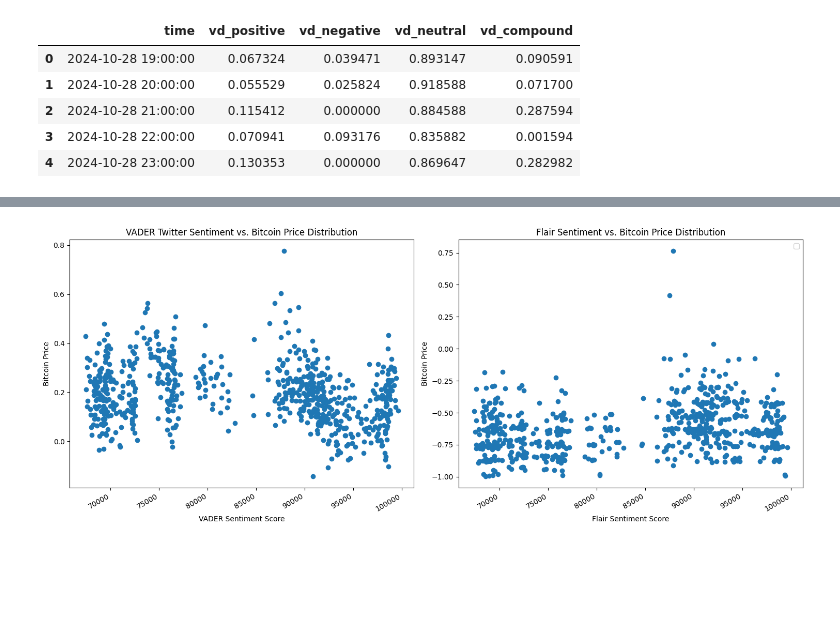
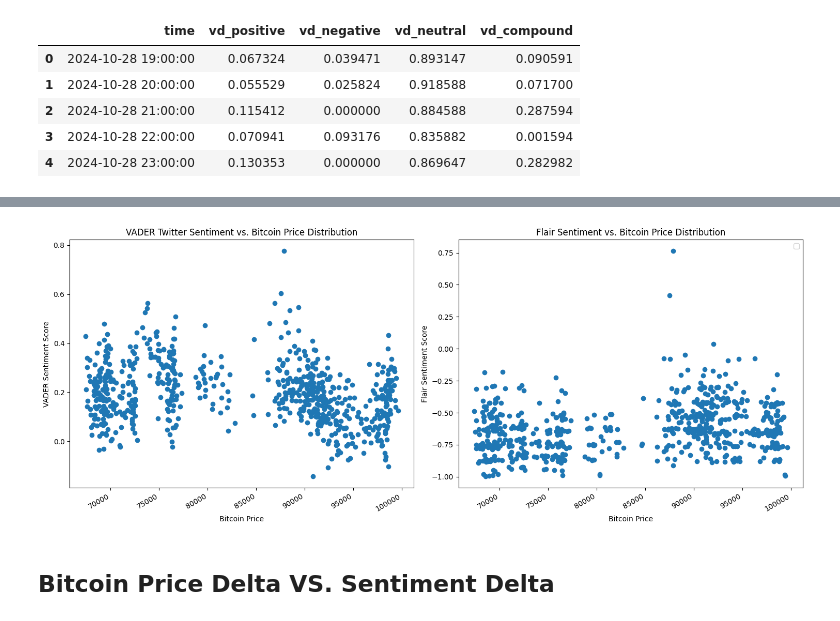
Before and after one commit to RubyQianru/Crypto-Price-and-Twitter-Sentimental-Analysis, a Jupyter notebook: main.ipynb, the cells around one changed output, grey strips where cells are left out. Cells and saved outputs as stored; diff of their text form; code cells hidden in the pictures; blank space fills up the shorter version.

Commit message:
💥 Add delta scatter plot

```diff
--- a/main.ipynb
+++ b/main.ipynb
@@ -555,20 +555,22 @@ hr_btc_tw.head(5)
 # %%
 # Twitter sentiment vs. bitcoin price distribution
 f, ax = plt.subplots(1, 2, figsize=(15, 6))
 
 ax[0].scatter(hr_btc_tw['price'], hr_btc_tw['vd_compound'])
-ax[0].set_ylabel("Bitcoin Price")
-ax[0].set_xlabel("VADER Sentiment Score")
+ax[0].set_xlabel("Bitcoin Price")
+ax[0].set_ylabel("VADER Sentiment Score")
 ax[0].set_title("VADER Twitter Sentiment vs. Bitcoin Price Distribution")
 
 ax[1].scatter(hr_btc_tw['price'], hr_btc_tw['fl_confidence'] )
-ax[1].set_ylabel("Bitcoin Price")
-ax[1].set_xlabel("Flair Sentiment Score")
+ax[1].set_xlabel("Bitcoin Price")
+ax[1].set_ylabel("Flair Sentiment Score")
 ax[1].set_title("Flair Sentiment vs. Bitcoin Price Distribution")
 
 plt.gcf().autofmt_xdate()
 plt.tight_layout()
 plt.legend()
 plt.show()
 # %% [output]
-[figure, old version]
+[figure, new version]
+# %% [markdown]
+## Bitcoin Price Delta VS. Sentiment Delta
```
Also changed, not shown: parts of 3 cells of this notebook.
